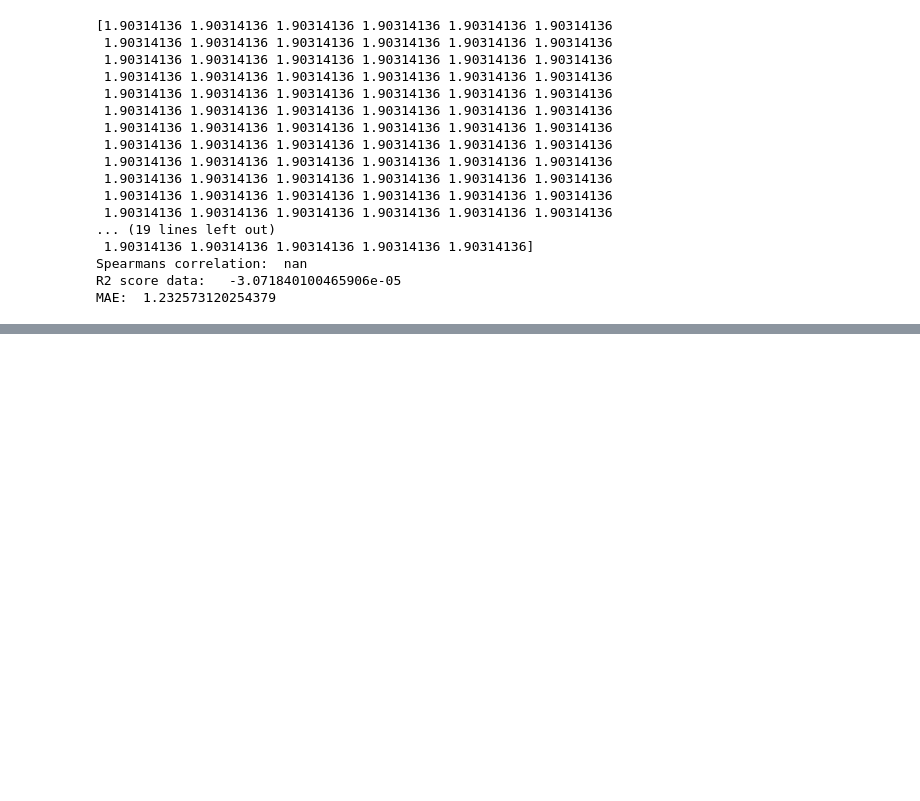
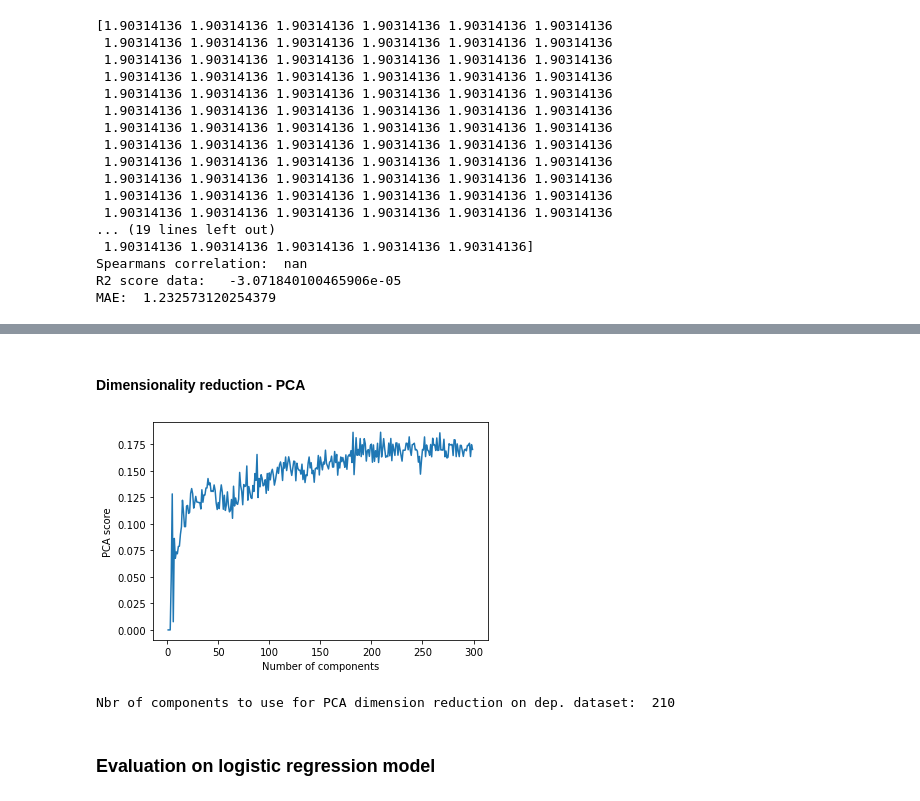
Before and after one commit to alexandraant161803/EDAN70, a Jupyter notebook: analysis_depression_responses.ipynb, the cells around one changed output, grey strips where cells are left out. Saved outputs shown, nothing was run; the diff lists cells and outputs as text; code cells hidden in the pictures; blank space fills up the shorter version.

Commit message:
Add logistic regression

```diff
--- a/analysis_depression_responses.ipynb
+++ b/analysis_depression_responses.ipynb
@@ -635,0 +677,9 @@ MAE:  1.232573120254379
+# %%
+responses=get_responses_data()
+
+#Depression data
+X_dep_lsa=get_x_lsa_dep()
+y_dep = get_binary_y(responses)
+
+
+print("Respondents with depression diagnose: {} out of {}".format(int(y_dep.sum()), len(y_dep))) #unbalanced
@@ -635,0 +735,39 @@ MAE:  1.232573120254379
+# %% [markdown]
+#### Dimensionality reduction - PCA
+# %%
+#Analysing number of components to use for PCA
+def get_scores(model, X, y):
+    score = np.mean(cross_val_score(model, X, y, n_jobs=-1, scoring='f1'))
+    return score
+
+def get_nbr_components_pca(X, y, start=1, stop=300):
+    pca_scores=[]
+    models = dict()
+    start, stop=start, stop
+    X_train, X_test, y_train, y_test= split_train_test(X, y)
+    for i in range(start,stop):
+        model=make_pipeline(PCA(n_components=i), LogisticRegression())
+        score = get_scores(model, X_train, y_train)
+        pca_scores.append(score)
+    n_components_pca=np.argmax(pca_scores)+1+start
+    return pca_scores, n_components_pca
+
+def plot_nbr_components_pca(pca_scores, start, stop):
+    if len(pca_scores)>0:
+        n=np.arange(start, stop, step=1, dtype=int)
+        plt.figure()
+        plt.plot(n, pca_scores)
+        plt.xlabel("Number of components")
+        plt.ylabel("PCA score")
+        plt.show()
+# %%
+#Testing for number of components to use for PCA dimension reduction on dep. dataset
+#takes a long time running
+start, stop=1,300
+pca_scores_dep, nbr_components_dep= get_nbr_components_pca(X_dep_lsa, y_dep, start, stop)
+plot_nbr_components_pca(pca_scores_dep, start, stop)
+print("Nbr of components to use for PCA dimension reduction on dep. dataset: ", nbr_components_dep)
+#with f1-scoring: [96, 198, 266]
+# %% [output]
+[figure, added]
+Nbr of components to use for PCA dimension reduction on dep. dataset:  210
@@ -635,0 +797,2 @@ MAE:  1.232573120254379
+# %% [markdown]
+### Evaluation on logistic regression model
```
Also changed, not shown: parts of 18 cells of this notebook.
